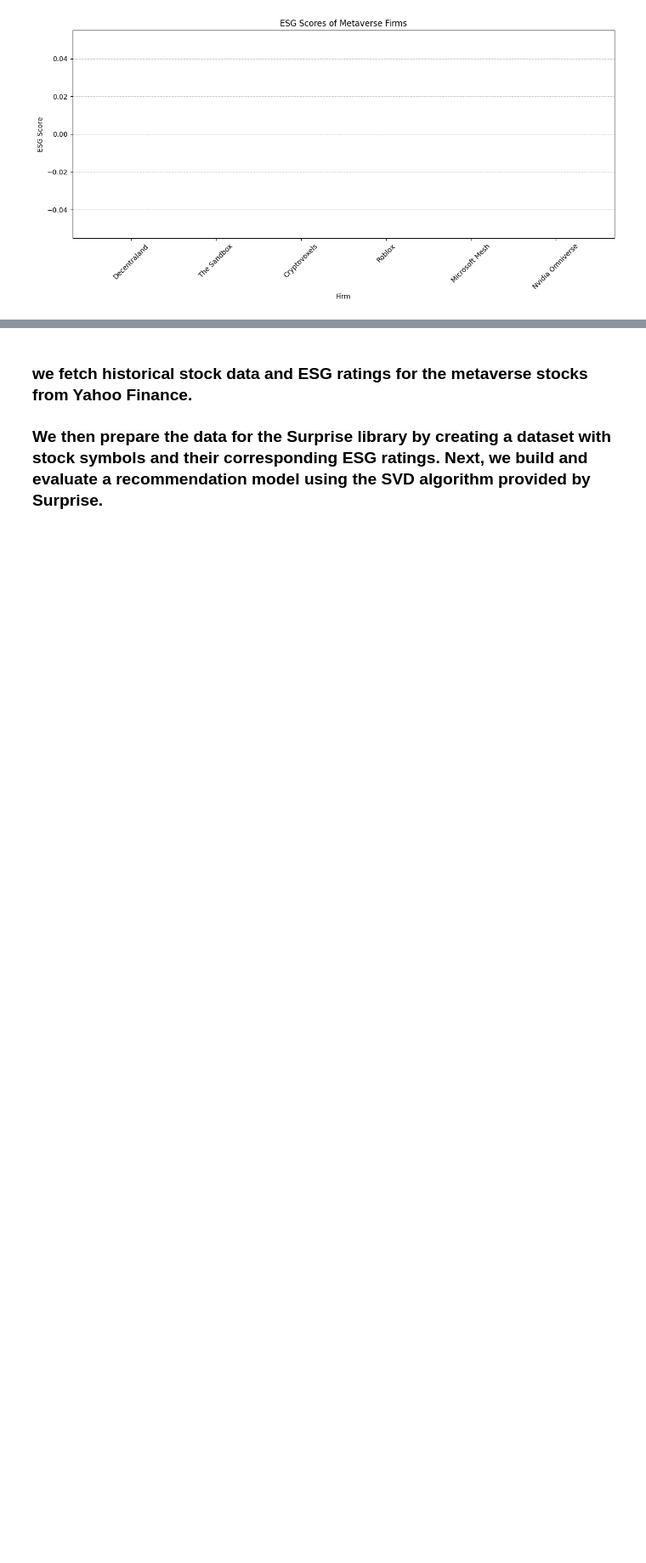
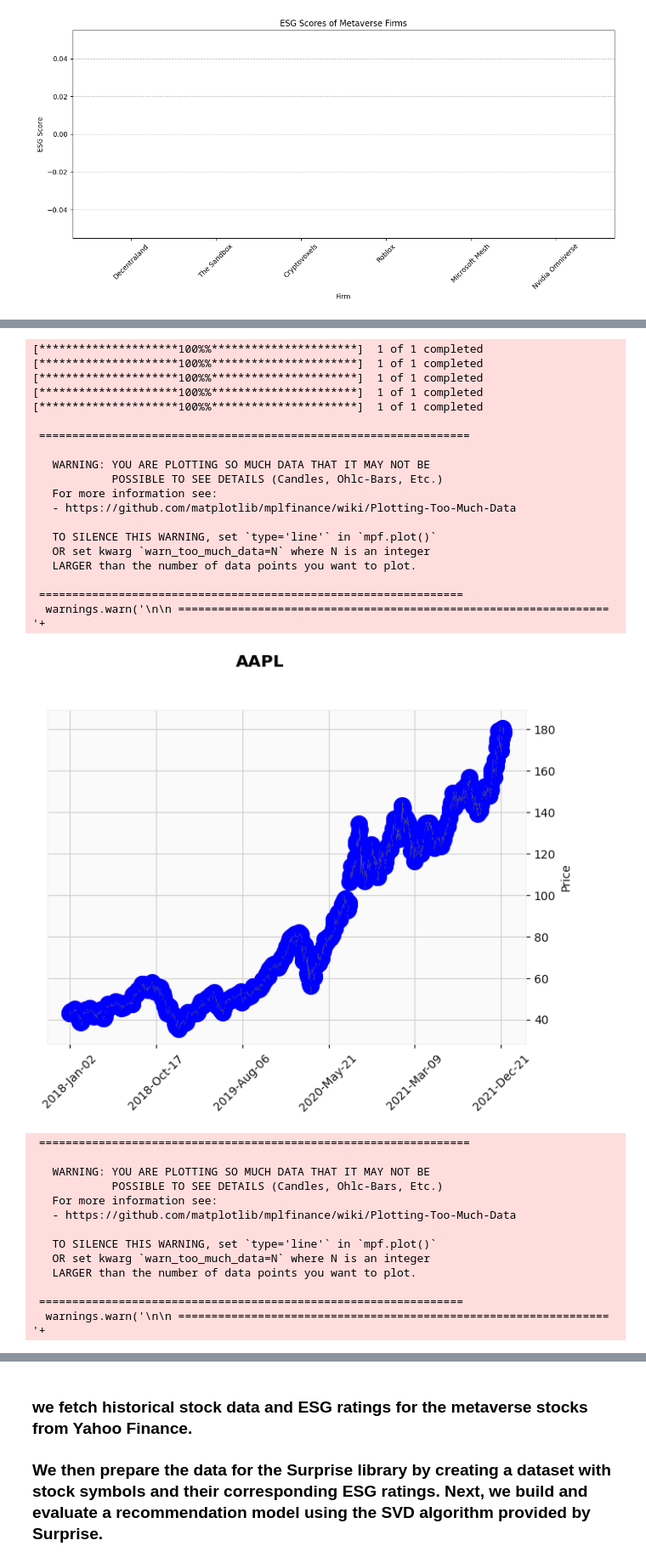
Before and after one commit to henryonomakpo/The-Impact-of-ESG-Ratings-on-EV-Manufacturing-Industry, a Jupyter notebook: Python_Function_for_Recommending_Metaverse_platform_based_on_Stock_Performance.ipynb, the cells around one changed output, grey strips where cells are left out. Shown at 85% size. Cells and saved outputs as stored; diff of their text form; code cells hidden in the pictures; blank space fills up the shorter version.

```diff
--- a/Python_Function_for_Recommending_Metaverse_platform_based_on_Stock_Performance.ipynb
+++ b/Python_Function_for_Recommending_Metaverse_platform_based_on_Stock_Performance.ipynb
@@ -209,0 +248,55 @@ Test time         0.00    0.00    0.00    0.00    0.00    0.00    0.00
+# %%
+import yfinance as yf
+import pandas as pd
+import matplotlib.pyplot as plt
+import mplfinance as mpf
+
+# List of stock tickers
+tickers = ['AAPL', 'MSFT', 'META', 'NVDA', 'RBLX']
+
+# Fetch historical stock price data for each ticker
+stock_data = {ticker: yf.download(ticker, start='2018-01-01', end='2021-12-31') for ticker in tickers}
+
+# Create a list of colors for each company
+colors = ['b', 'g', 'r', 'c', 'm']
+
+# Plot candlestick charts for each company with different colors
+for i, ticker in enumerate(tickers):
+    add_plot = mpf.make_addplot(stock_data[ticker]['Close'], type='scatter', markersize=200, color=colors[i])
+    mpf.plot(stock_data[ticker], type='candle', ylabel='Price', style='yahoo', title=ticker, addplot=add_plot)
+
+plt.show()
+# %% [output]
+[*********************100%%**********************]  1 of 1 completed
+[*********************100%%**********************]  1 of 1 completed
+[*********************100%%**********************]  1 of 1 completed
+[*********************100%%**********************]  1 of 1 completed
+[*********************100%%**********************]  1 of 1 completed
+
+ =================================================================
+
+   WARNING: YOU ARE PLOTTING SO MUCH DATA THAT IT MAY NOT BE
+            POSSIBLE TO SEE DETAILS (Candles, Ohlc-Bars, Etc.)
+   For more information see:
+   - https://github.com/matplotlib/mplfinance/wiki/Plotting-Too-Much-Data
+
+   TO SILENCE THIS WARNING, set `type='line'` in `mpf.plot()`
+   OR set kwarg `warn_too_much_data=N` where N is an integer
+   LARGER than the number of data points you want to plot.
+
+ ================================================================
+  warnings.warn('\n\n ================================================================= '+
+[figure, added]
+ =================================================================
+
+   WARNING: YOU ARE PLOTTING SO MUCH DATA THAT IT MAY NOT BE
+            POSSIBLE TO SEE DETAILS (Candles, Ohlc-Bars, Etc.)
+   For more information see:
+   - https://github.com/matplotlib/mplfinance/wiki/Plotting-Too-Much-Data
+
+   TO SILENCE THIS WARNING, set `type='line'` in `mpf.plot()`
+   OR set kwarg `warn_too_much_data=N` where N is an integer
+   LARGER than the number of data points you want to plot.
+
+ ================================================================
+  warnings.warn('\n\n ================================================================= '+
```
Also changed, not shown: parts of 9 cells of this notebook.
